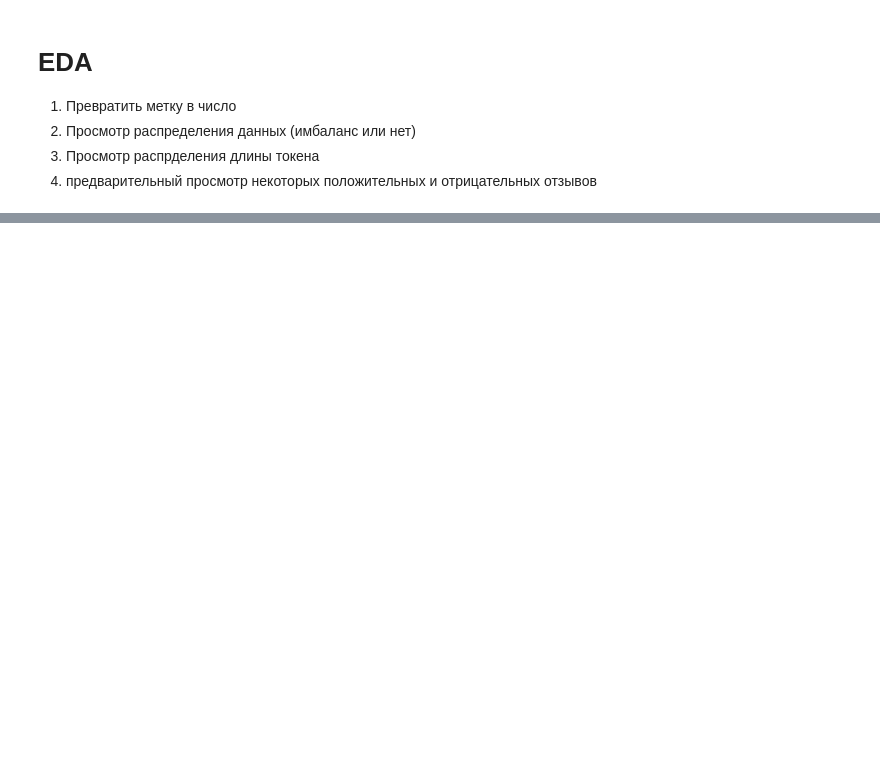
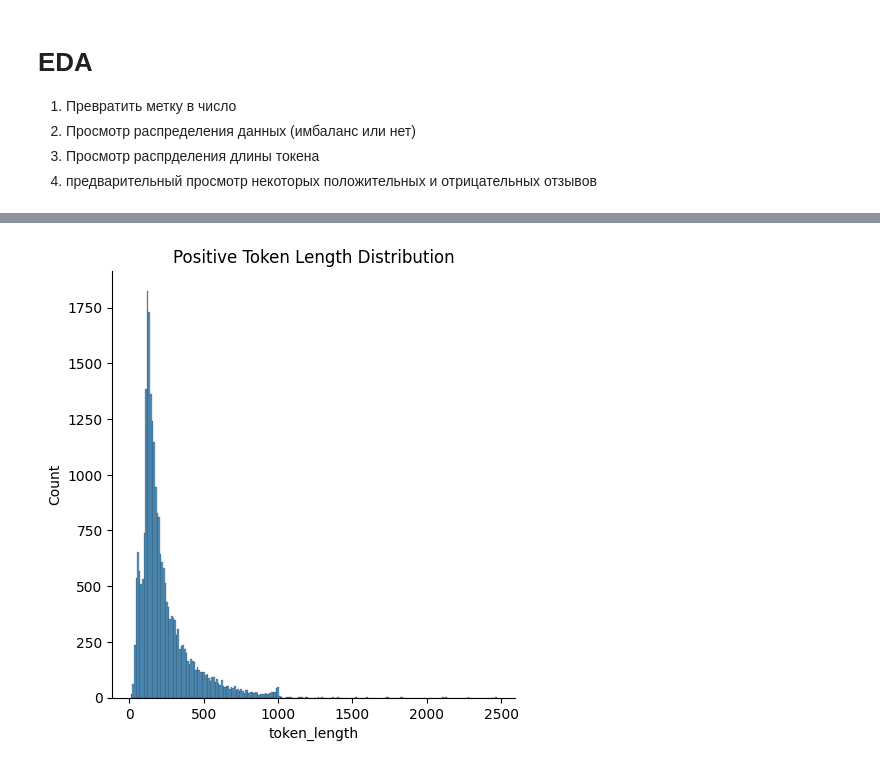
Before and after one commit to genaix/tasks_neiro_basics_arthur, a Jupyter notebook: lesson22.ipynb, the cells around one changed output, grey strips where cells are left out. Drawn from its saved outputs; the diff is of its cells as text; code cells hidden in the pictures; blank space fills up the shorter version.

```diff
--- a/lesson22.ipynb
+++ b/lesson22.ipynb
@@ -37,3 +47,6 @@ from collections import Counter
 2. Просмотр распределения данных (имбаланс или нет)
 3. Просмотр распрделения длины токена
 4. предварительный просмотр некоторых положительных и отрицательных отзывов
+# %%
+data = pd.read_csv("data/IMDB Dataset.csv")
+data.head()
@@ -39,0 +60,6 @@ from collections import Counter
+# %%
+def transform_label(label):
+    return 1 if label == "positive" else 0
+
+data["label"] = data["sentiment"].progress_apply(transform_label)
+data.head()
@@ -39,0 +80,5 @@ from collections import Counter
+# %%
+data["token_length"] = data.review.progress_apply(lambda x: len(x.split()))
+# %%
+data_pos = data[data["label"] == 1]
+data_pos["token_length"].describe()
@@ -39,0 +108,7 @@ from collections import Counter
+# %%
+plt.figure.Figure(figsize=(5, 8))
+sns.displot(data_pos, x="token_length")
+plt.pyplot.title("Positive Token Length Distribution")
+plt.pyplot.show()
+# %% [output]
+[figure, added]
```
Also changed, not shown: parts of 38 cells of this notebook, 3 other files.
